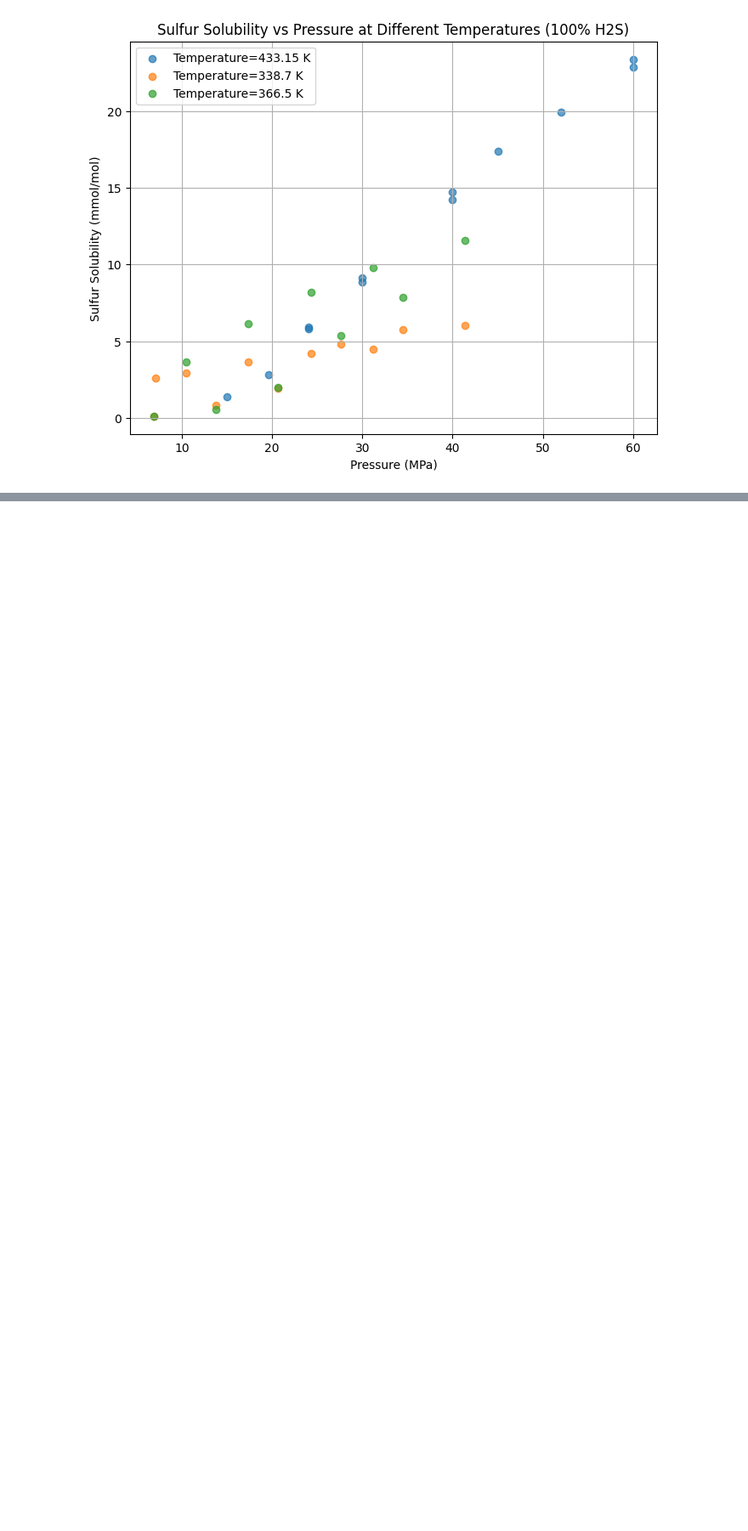
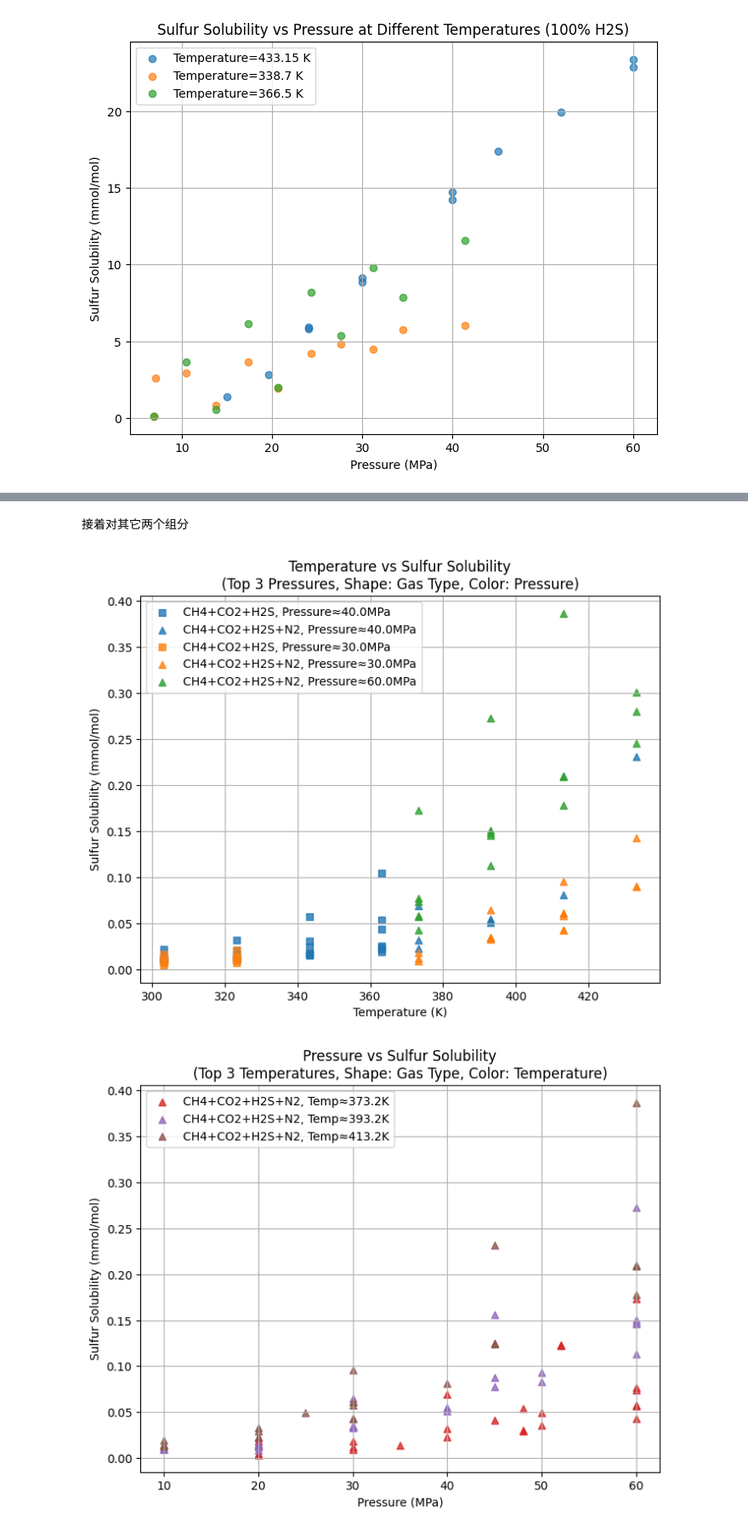
Before and after one commit to Frank-LuHao/Data-Mining-Homework, a Jupyter notebook: final/analysis.ipynb, the cells around one changed output, grey strips where cells are left out. Shown at 85% size. Cells and saved outputs as stored; diff of their text form; code cells hidden in the pictures; blank space fills up the shorter version.

```diff
--- a/final/analysis.ipynb
+++ b/final/analysis.ipynb
@@ -504,0 +580,65 @@ plt.show()
+# %% [markdown]
+接着对其它两个组分
+# %%
+import pandas as pd
+import matplotlib.pyplot as plt
+import numpy as np
+
+# 读取已带有“气体种类标签”的数据
+df = pd.read_excel(r'e:\New_Project(python)\数据挖掘\data\cleaned_data_with_gastype.xlsx')
+
+# 只保留含有H2S的三类气体
+target_labels = ['CH4+CO2+H2S', 'CH4+CO2+H2S+N2']
+sub_df = df[df['气体种类标签'].isin(target_labels)]
+
+# 1. 控制压力，画温度-硫溶解度（只画出现频率最多的3个压力）
+top_pressures = sub_df['压力（MPa）'].round(2).value_counts().index[:3]
+plt.figure(figsize=(8,6))
+markers = {'H2S': 'o', 'CH4+CO2+H2S': 's', 'CH4+CO2+H2S+N2': '^'}
+colors = ['#1f77b4', '#ff7f0e', '#2ca02c']  # 三种压力的颜色
+for i, p in enumerate(top_pressures):
+    for label in target_labels:
+        data = sub_df[(sub_df['气体种类标签'] == label) & (np.isclose(sub_df['压力（MPa）'], p, atol=0.05))]
+        if len(data) == 0:
+            continue
+        plt.scatter(
+            data['温度（K）'],
+            data['硫溶解度(mmol/mol)'],
+            marker=markers[label],
+            color=colors[i],
+            alpha=0.8,
+            label=f'{label}, Pressure≈{p}MPa'
+        )
+plt.xlabel('Temperature (K)')
+plt.ylabel('Sulfur Solubility (mmol/mol)')
+plt.title('Temperature vs Sulfur Solubility\n(Top 3 Pressures, Shape: Gas Type, Color: Pressure)')
+plt.legend()
+plt.grid(True)
+plt.show()
+
+# 2. 控制温度，画压力-硫溶解度（只画出现频率最多的3个温度）
+top_temps = sub_df['温度（K）'].round(1).value_counts().index[:3]
+plt.figure(figsize=(8,6))
+colors = ['#d62728', '#9467bd', '#8c564b']  # 三种温度的颜色
+for i, t in enumerate(top_temps):
+    for label in target_labels:
+        data = sub_df[(sub_df['气体种类标签'] == label) & (np.isclose(sub_df['温度（K）'], t, atol=0.5))]
+        if len(data) == 0:
+            continue
+        plt.scatter(
+            data['压力（MPa）'],
+            data['硫溶解度(mmol/mol)'],
+            marker=markers[label],
+            color=colors[i],
+            alpha=0.8,
+            label=f'{label}, Temp≈{t}K'
+        )
+plt.xlabel('Pressure (MPa)')
+plt.ylabel('Sulfur Solubility (mmol/mol)')
+plt.title('Pressure vs Sulfur Solubility\n(Top 3 Temperatures, Shape: Gas Type, Color: Temperature)')
+plt.legend()
+plt.grid(True)
+plt.show()
+# %% [output]
+[figure, added]
+[figure, added]
```
Also changed, not shown: parts of 20 cells of this notebook, 8 other files.
